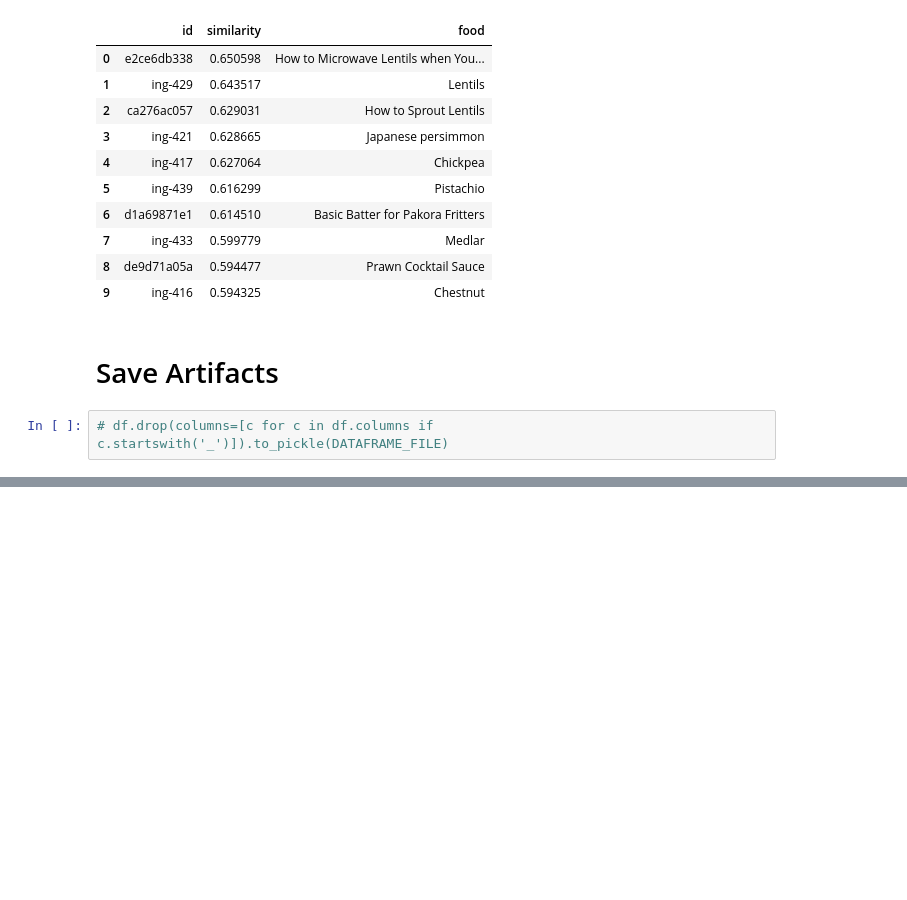
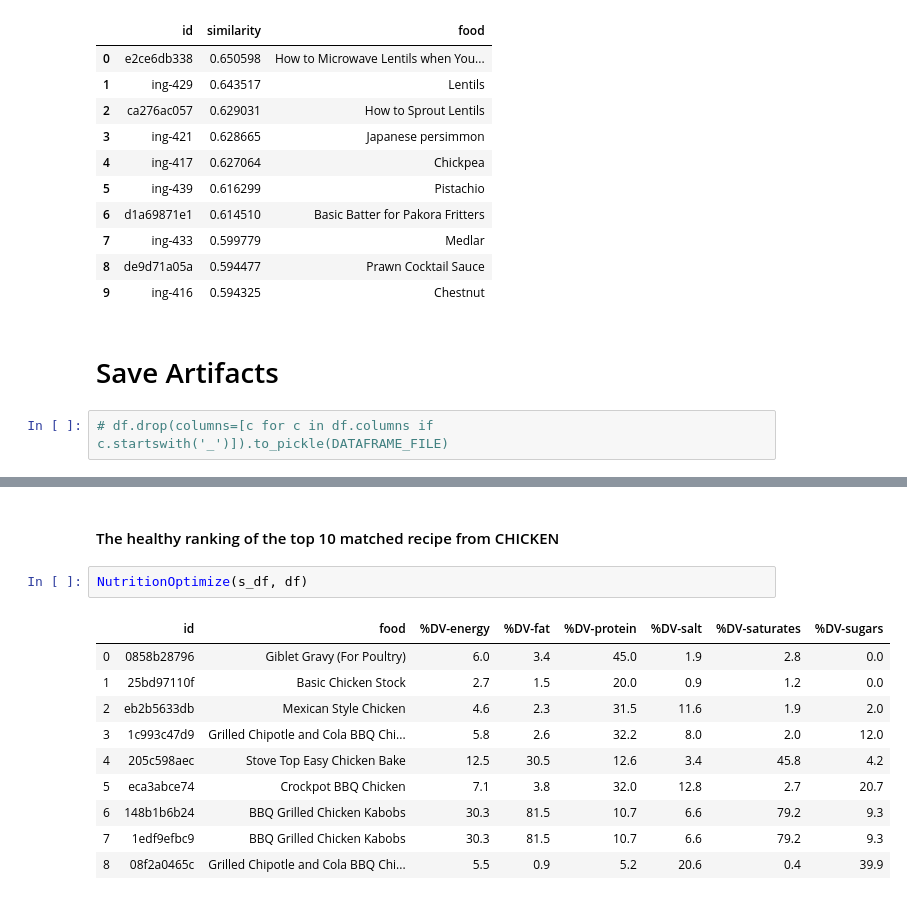
Before and after one commit to jhwaffles/cse6242-team58-project, a Jupyter notebook: embeddings.ipynb, the cells around one changed output, grey strips where cells are left out. Cells and saved outputs as stored; diff of their text form; blank space fills up the shorter version.

```diff
--- a/embeddings.ipynb
+++ b/embeddings.ipynb
@@ -606,0 +674,15 @@ s_df.reset_index().merge(df, on='id', how='left')[['id','similarity','food']]
+# %% [markdown]
+#### The healthy ranking of the top 10 matched recipe from CHICKEN
+# %%
+NutritionOptimize(s_df, df)
+# %% [output]
+|  | id | food | %DV-energy | %DV-fat | %DV-protein | %DV-salt | %DV-saturates | %DV-sugars |
+| 0 | 0858b28796 | Giblet Gravy (For Poultry) | 6.0 | 3.4 | 45.0 | 1.9 | 2.8 | 0.0 |
+| 1 | 25bd97110f | Basic Chicken Stock | 2.7 | 1.5 | 20.0 | 0.9 | 1.2 | 0.0 |
+| 2 | eb2b5633db | Mexican Style Chicken | 4.6 | 2.3 | 31.5 | 11.6 | 1.9 | 2.0 |
+| 3 | 1c993c47d9 | Grilled Chipotle and Cola BBQ Chi... | 5.8 | 2.6 | 32.2 | 8.0 | 2.0 | 12.0 |
+| 4 | 205c598aec | Stove Top Easy Chicken Bake | 12.5 | 30.5 | 12.6 | 3.4 | 45.8 | 4.2 |
+| 5 | eca3abce74 | Crockpot BBQ Chicken | 7.1 | 3.8 | 32.0 | 12.8 | 2.7 | 20.7 |
+| 6 | 148b1b6b24 | BBQ Grilled Chicken Kabobs | 30.3 | 81.5 | 10.7 | 6.6 | 79.2 | 9.3 |
+| 7 | 1edf9efbc9 | BBQ Grilled Chicken Kabobs | 30.3 | 81.5 | 10.7 | 6.6 | 79.2 | 9.3 |
+| 8 | 08f2a0465c | Grilled Chipotle and Cola BBQ Chi... | 5.5 | 0.9 | 5.2 | 20.6 | 0.4 | 39.9 |
```
Also changed, not shown: parts of 9 cells of this notebook.
